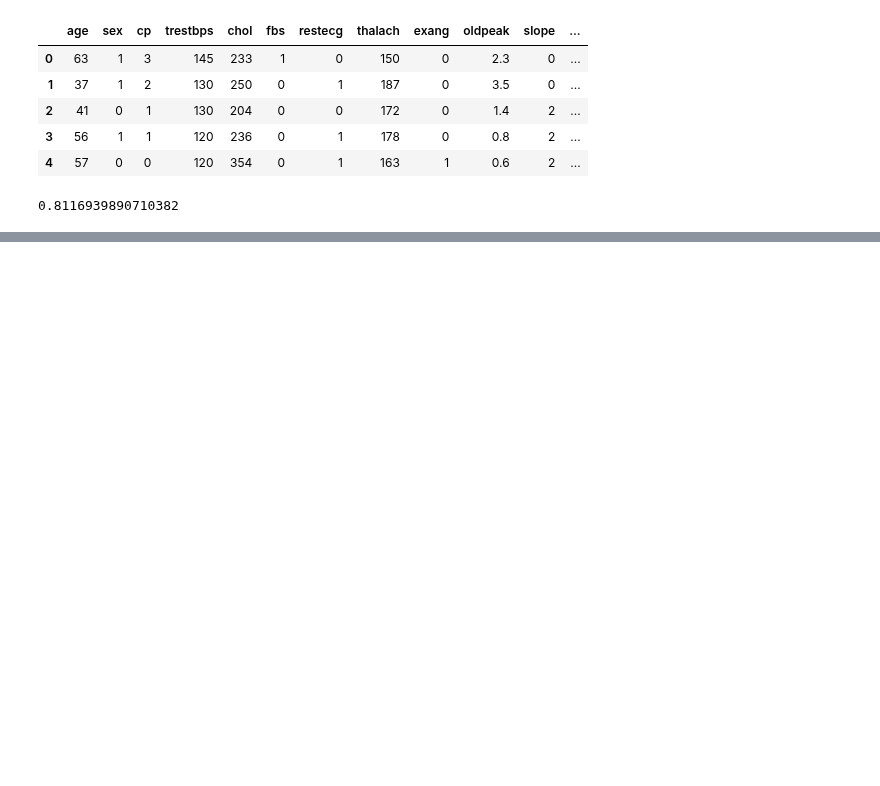
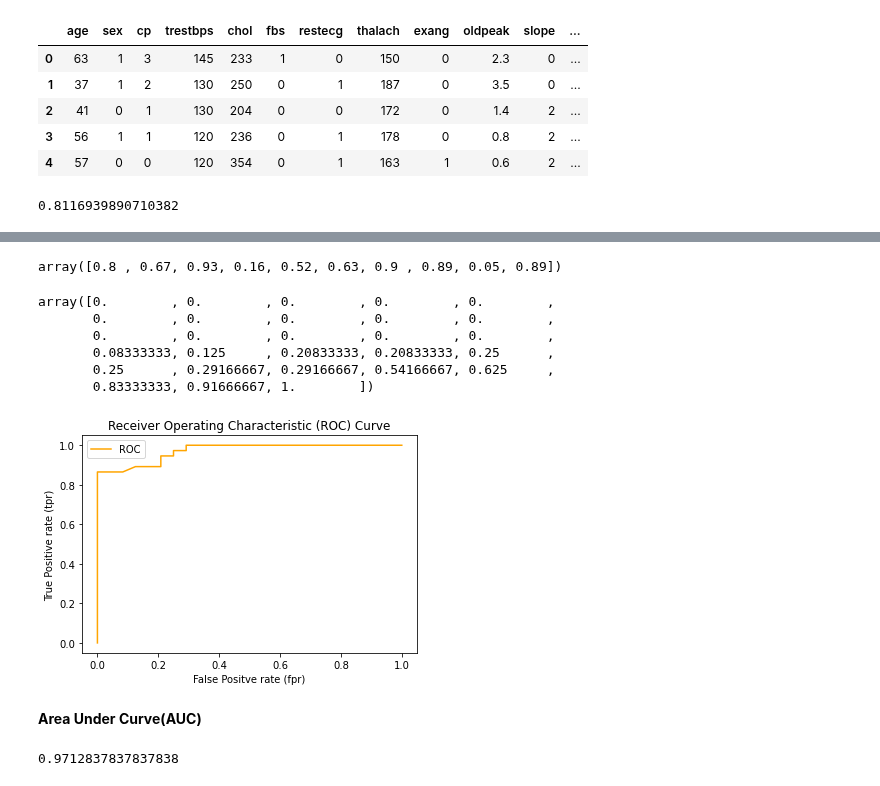
Before and after one commit to sheddyranking/Machine-Leanring-Data-Science-Bootcamp.-2022, a Jupyter notebook: Sci-kit-learn.ipynb, the cells around one changed output, grey strips where cells are left out. Cells and saved outputs as stored; diff of their text form; code cells hidden in the pictures; blank space fills up the shorter version.

Commit message:
Evaluating a Model using ROC&AUC

```diff
--- a/Sci-kit-learn.ipynb
+++ b/Sci-kit-learn.ipynb
@@ -1220,0 +1257,54 @@ Heart Disease Classifier Cross Validation Accuracy: 81.17%
+# %%
+### Now lets get the true positive
+## this will return on the floats on the rigth which are the true positive
+
+y_prob_positive  =y_pred[:,1]
+y_prob_positive[:10]
+# %% [output]
+array([0.8 , 0.67, 0.93, 0.16, 0.52, 0.63, 0.9 , 0.89, 0.05, 0.89])
+# %%
+### calculate the fpr,tpr and threshold
+
+fpr,tpr,threshold = roc_curve(y_test,y_prob_positive)
+
+fpr
+# %% [output]
+array([0.        , 0.        , 0.        , 0.        , 0.        ,
+       0.        , 0.        , 0.        , 0.        , 0.        ,
+       0.        , 0.        , 0.        , 0.        , 0.        ,
+       0.08333333, 0.125     , 0.20833333, 0.20833333, 0.25      ,
+       0.25      , 0.29166667, 0.29166667, 0.54166667, 0.625     ,
+       0.83333333, 0.91666667, 1.        ])
+# %%
+import matplotlib.pyplot as plt
+
+### Creating a Function to plot a ROC Curve.
+
+def plot_roc_curve(fpr,tpr):
+    """
+    plot a roc curve giving the false positive rate(fpr) and true positive rate(tpr) of a giving model
+    """
+    ### plot the roc curve
+    plt.plot(fpr,tpr, color="orange", label="ROC")
+
+    ### Plot line with no predictive power (baseline)
+    #plt.plot([0,1],[0,1],color="darkblue",linestyle="--",label="Guessing")
+
+    ##plot style
+    plt.xlabel("False Positve rate (fpr)")
+    plt.ylabel("True Positive rate (tpr)")
+    plt.title("Receiver Operating Characteristic (ROC) Curve")
+    plt.legend()
+    plt.show()
+
+plot_roc_curve(fpr,tpr)
+# %% [output]
+[figure, added]
+# %% [markdown]
+**Area Under Curve(AUC)**
+# %%
+## that Area under the curve for the plot above.
+from sklearn.metrics import roc_auc_score
+roc_auc_score(y_test,y_prob_positive)
+# %% [output]
+0.9712837837837838
```
Also changed, not shown: parts of 11 cells of this notebook.
